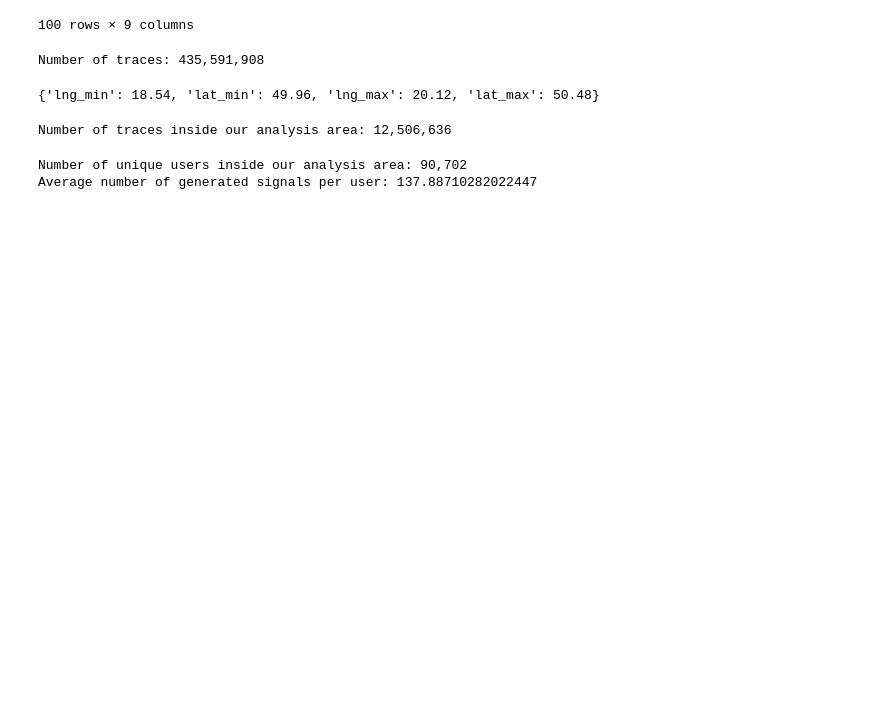
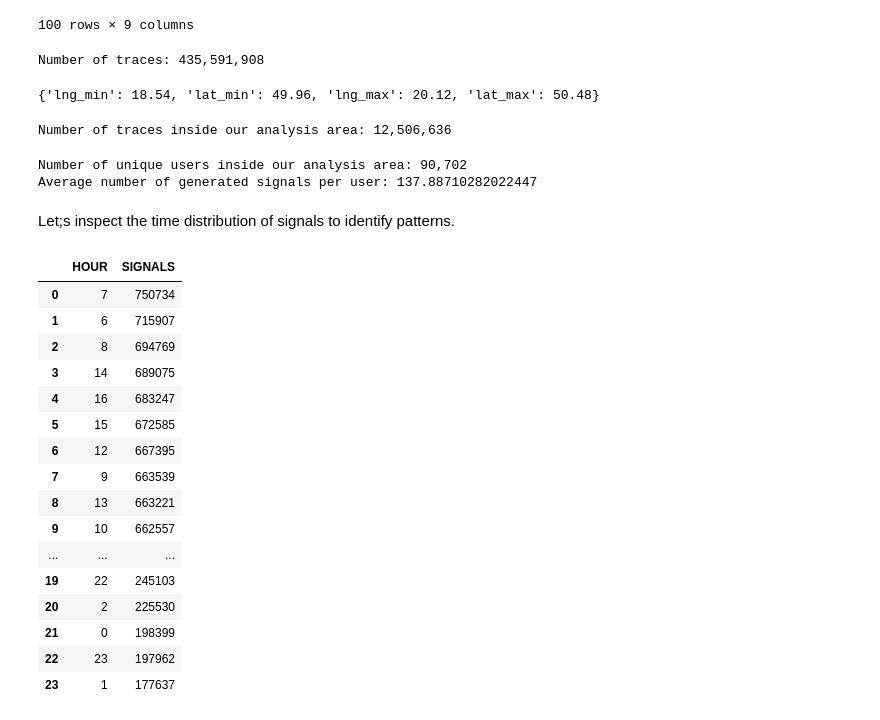
Before and after one commit to JanMatusiak/dataplace-ai-task, a Jupyter notebook: notebooks/01_exploratory_data_analysis.ipynb, the cells around one changed output. Saved outputs shown, nothing was run; the diff lists cells and outputs as text; code cells hidden in the pictures; blank space fills up the shorter version.

```diff
--- a/notebooks/01_exploratory_data_analysis.ipynb
+++ b/notebooks/01_exploratory_data_analysis.ipynb
@@ -1163,3 +1212,5 @@ print(f"Average number of generated signals per user: {count2[0]/count3[0]}")
 # %% [output]
 Number of unique users inside our analysis area: 90,702
 Average number of generated signals per user: 137.88710282022447
+# %% [markdown]
+Let;s inspect the time distribution of signals to identify patterns.
@@ -1165,0 +1225,20 @@ Average number of generated signals per user: 137.88710282022447
+# %%
+df1
+# %% [output]
+|  | HOUR | SIGNALS |
+| 0 | 7 | 750734 |
+| 1 | 6 | 715907 |
+| 2 | 8 | 694769 |
+| 3 | 14 | 689075 |
+| 4 | 16 | 683247 |
+| 5 | 15 | 672585 |
+| 6 | 12 | 667395 |
+| 7 | 9 | 663539 |
+| 8 | 13 | 663221 |
+| 9 | 10 | 662557 |
+| ... | ... | ... |
+| 19 | 22 | 245103 |
+| 20 | 2 | 225530 |
+| 21 | 0 | 198399 |
+| 22 | 23 | 197962 |
+| 23 | 1 | 177637 |
```
Also changed, not shown: parts of 84 cells of this notebook.
